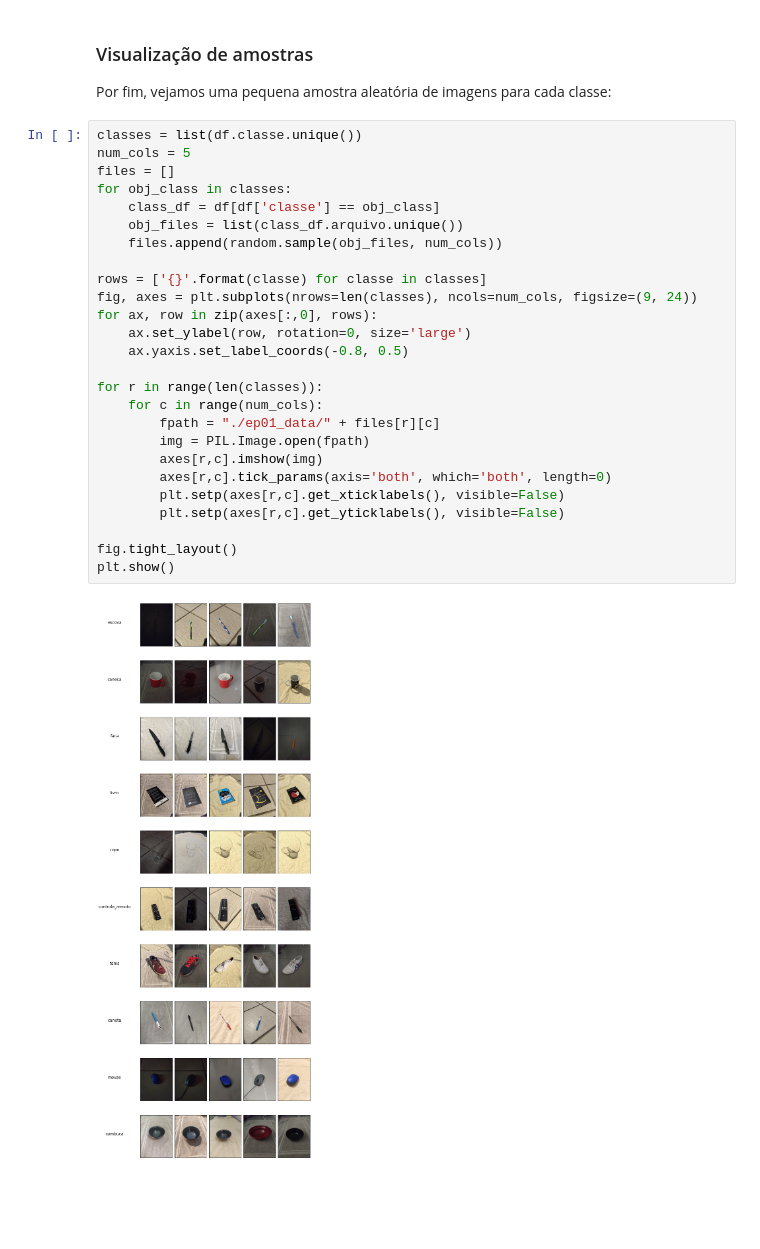
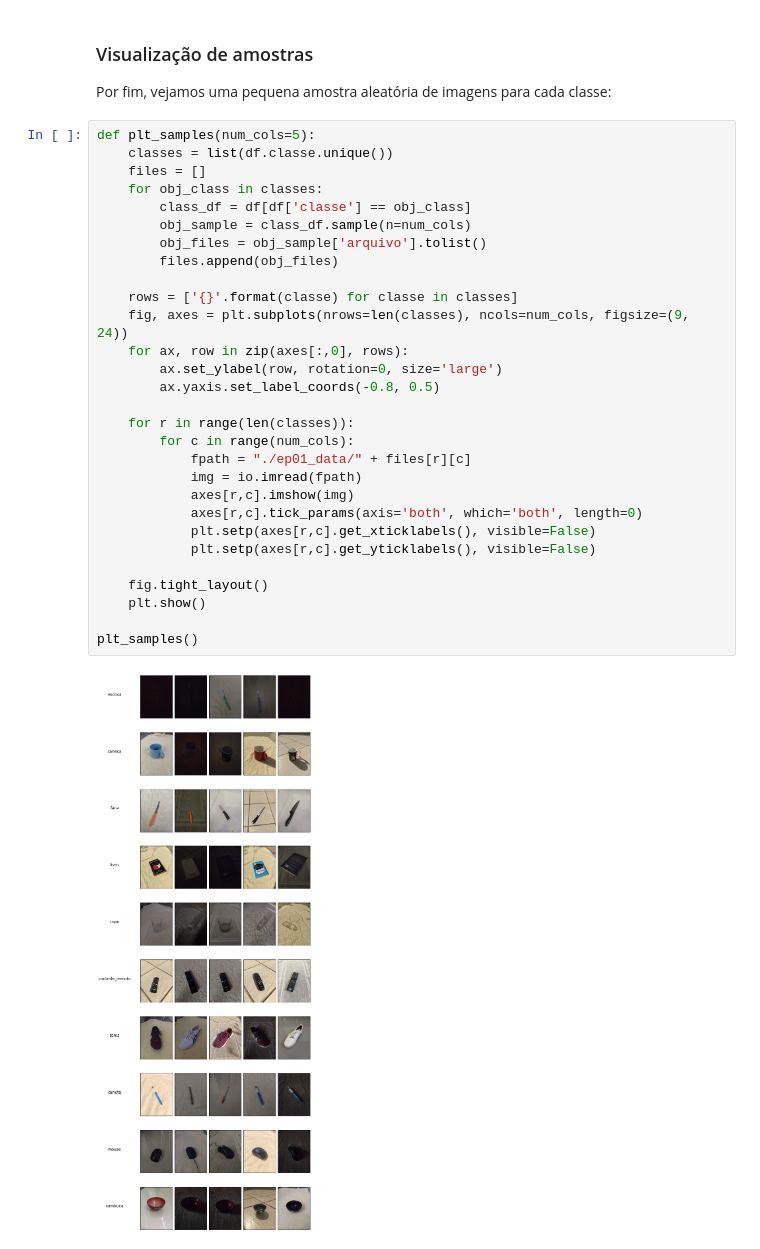
Before and after one commit to ikedawalk/mac0417, a Jupyter notebook: ep01/ep01.ipynb, the cells around one changed output. Saved outputs shown, nothing was run; the diff lists cells and outputs as text; blank space fills up the shorter version.

```diff
--- a/ep01/ep01.ipynb
+++ b/ep01/ep01.ipynb
@@ -156,30 +157,33 @@ Repetições       | 3
 
 Por fim, vejamos uma pequena amostra aleatória de imagens para cada classe:
 # %%
-classes = list(df.classe.unique())
-num_cols = 5
-files = []
-for obj_class in classes:
-    class_df = df[df['classe'] == obj_class]
-    obj_files = list(class_df.arquivo.unique())
-    files.append(random.sample(obj_files, num_cols))
+def plt_samples(num_cols=5):
+    classes = list(df.classe.unique())
+    files = []
+    for obj_class in classes:
+        class_df = df[df['classe'] == obj_class]
+        obj_sample = class_df.sample(n=num_cols)
+        obj_files = obj_sample['arquivo'].tolist()
+        files.append(obj_files)
 
-rows = ['{}'.format(classe) for classe in classes]
-fig, axes = plt.subplots(nrows=len(classes), ncols=num_cols, figsize=(9, 24))
-for ax, row in zip(axes[:,0], rows):
-    ax.set_ylabel(row, rotation=0, size='large')
-    ax.yaxis.set_label_coords(-0.8, 0.5)
+    rows = ['{}'.format(classe) for classe in classes]
+    fig, axes = plt.subplots(nrows=len(classes), ncols=num_cols, figsize=(9, 24))
+    for ax, row in zip(axes[:,0], rows):
+        ax.set_ylabel(row, rotation=0, size='large')
+        ax.yaxis.set_label_coords(-0.8, 0.5)
 
-for r in range(len(classes)):
-    for c in range(num_cols):
-        fpath = "./ep01_data/" + files[r][c]
-        img = PIL.Image.open(fpath)
-        axes[r,c].imshow(img)
-        axes[r,c].tick_params(axis='both', which='both', length=0)
-        plt.setp(axes[r,c].get_xticklabels(), visible=False)
-        plt.setp(axes[r,c].get_yticklabels(), visible=False)
+    for r in range(len(classes)):
+        for c in range(num_cols):
+            fpath = "./ep01_data/" + files[r][c]
+            img = io.imread(fpath)
+            axes[r,c].imshow(img)
+            axes[r,c].tick_params(axis='both', which='both', length=0)
+            plt.setp(axes[r,c].get_xticklabels(), visible=False)
+            plt.setp(axes[r,c].get_yticklabels(), visible=False)
 
-fig.tight_layout()
-plt.show()
+    fig.tight_layout()
+    plt.show()
+
+plt_samples()
 # %% [output]
-[figure, old version]
+[figure, new version]
```
Also changed, not shown: parts of 5 cells of this notebook, 2 other files.
